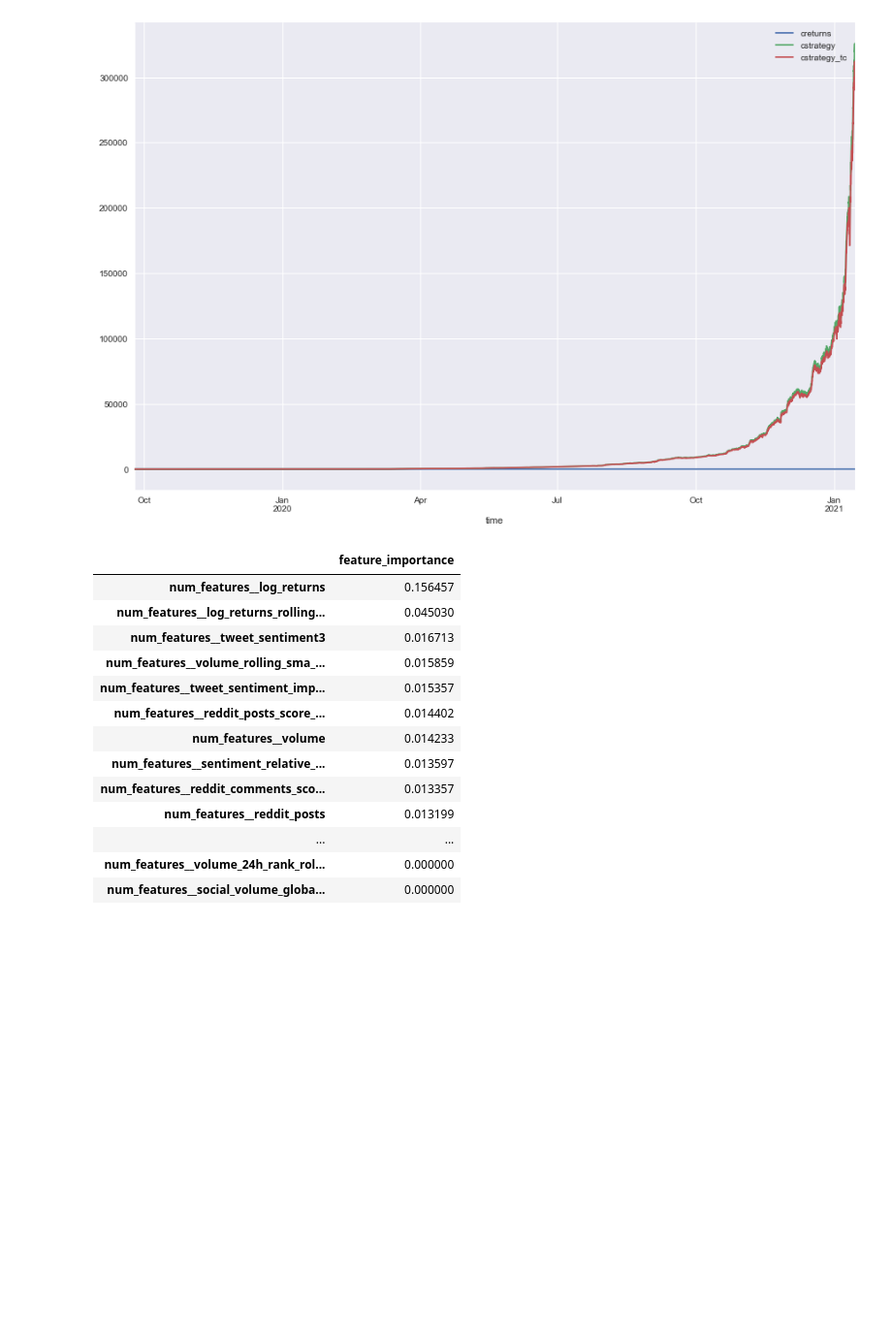
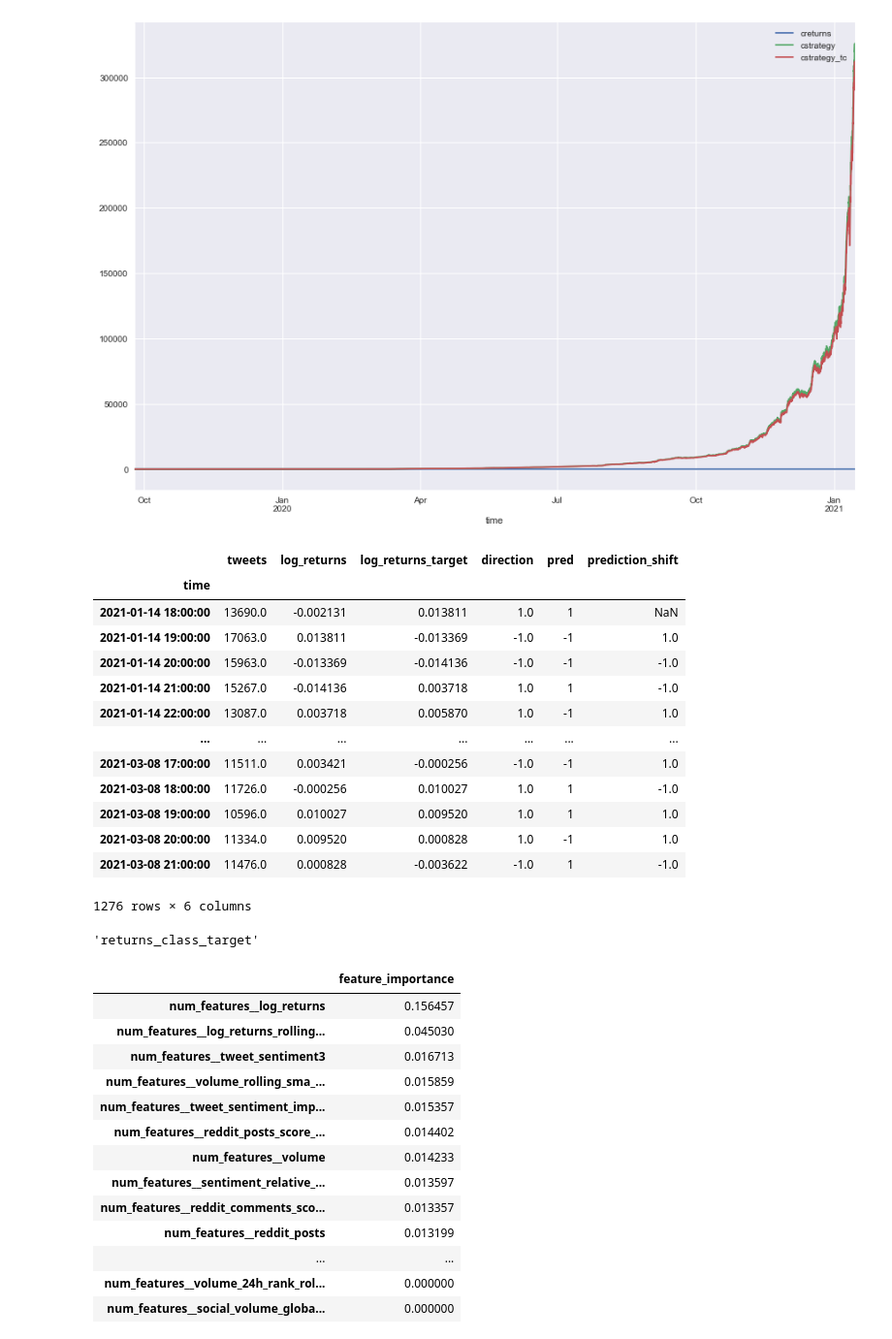
Before and after one commit to diogomatoschaves/MyCryptoBot, a Jupyter notebook: notebooks/Bitcoin Price Prediction Model.ipynb, the cells around one changed output. Shown at 97% size. Cells and saved outputs as stored; diff of their text form; code cells hidden in the pictures; blank space fills up the shorter version.

```diff
--- a/notebooks/Bitcoin Price Prediction Model.ipynb
+++ b/notebooks/Bitcoin Price Prediction Model.ipynb
@@ -1190,6 +1190,29 @@ Numer of trades: 4870
 [figure]
 [figure]
 [figure]
+# %%
+ml_tester.X_test["prediction_shift"] = ml_tester.X_test.pred.shift(1)
+# %%
+ml_tester.X_test[["tweets", "log_returns", "log_returns_target", "direction", "pred", "prediction_shift"]]
+# %% [output]
+|  | tweets | log_returns | log_returns_target | direction | pred | prediction_shift |
+| time |  |  |  |  |  |  |
+| 2021-01-14 18:00:00 | 13690.0 | -0.002131 | 0.013811 | 1.0 | 1 | NaN |
+| 2021-01-14 19:00:00 | 17063.0 | 0.013811 | -0.013369 | -1.0 | -1 | 1.0 |
+| 2021-01-14 20:00:00 | 15963.0 | -0.013369 | -0.014136 | -1.0 | -1 | -1.0 |
+| 2021-01-14 21:00:00 | 15267.0 | -0.014136 | 0.003718 | 1.0 | 1 | -1.0 |
+| 2021-01-14 22:00:00 | 13087.0 | 0.003718 | 0.005870 | 1.0 | -1 | 1.0 |
+| ... | ... | ... | ... | ... | ... | ... |
+| 2021-03-08 17:00:00 | 11511.0 | 0.003421 | -0.000256 | -1.0 | -1 | 1.0 |
+| 2021-03-08 18:00:00 | 11726.0 | -0.000256 | 0.010027 | 1.0 | 1 | -1.0 |
+| 2021-03-08 19:00:00 | 10596.0 | 0.010027 | 0.009520 | 1.0 | 1 | 1.0 |
+| 2021-03-08 20:00:00 | 11334.0 | 0.009520 | 0.000828 | 1.0 | -1 | 1.0 |
+| 2021-03-08 21:00:00 | 11476.0 | 0.000828 | -0.003622 | -1.0 | 1 | -1.0 |
+1276 rows × 6 columns
+# %%
+ml_tester.y_test.name
+# %% [output]
+'returns_class_target'
 # %%
 results_df = pd.DataFrame(ml_tester.pipeline["estimator"].feature_importances_, index=ml_tester.pipeline["features"].get_feature_names())
 results_df = results_df.rename(columns={0: "feature_importance"}).sort_values(by="feature_importance", ascending=False)
```
Also changed, not shown: parts of 18 cells of this notebook, 9 other files.
